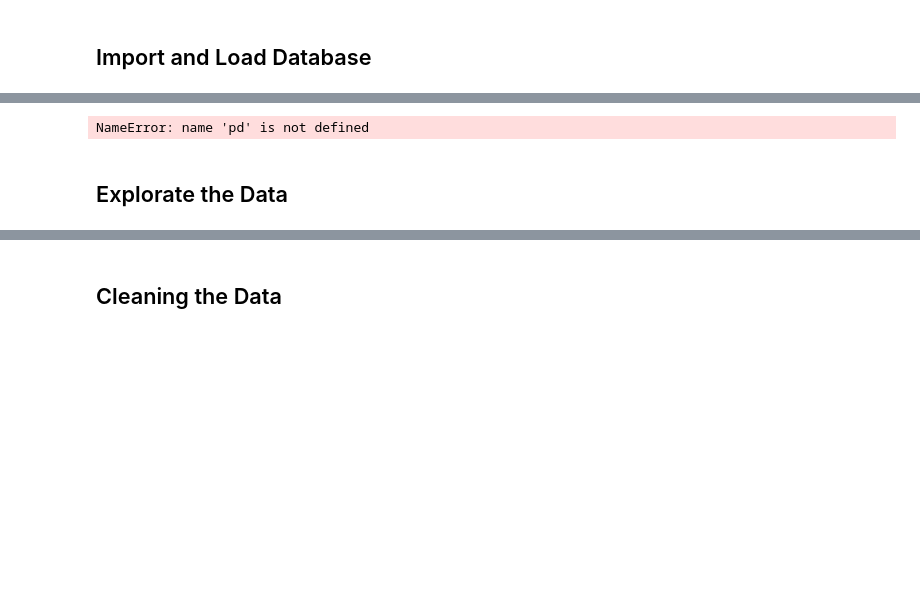
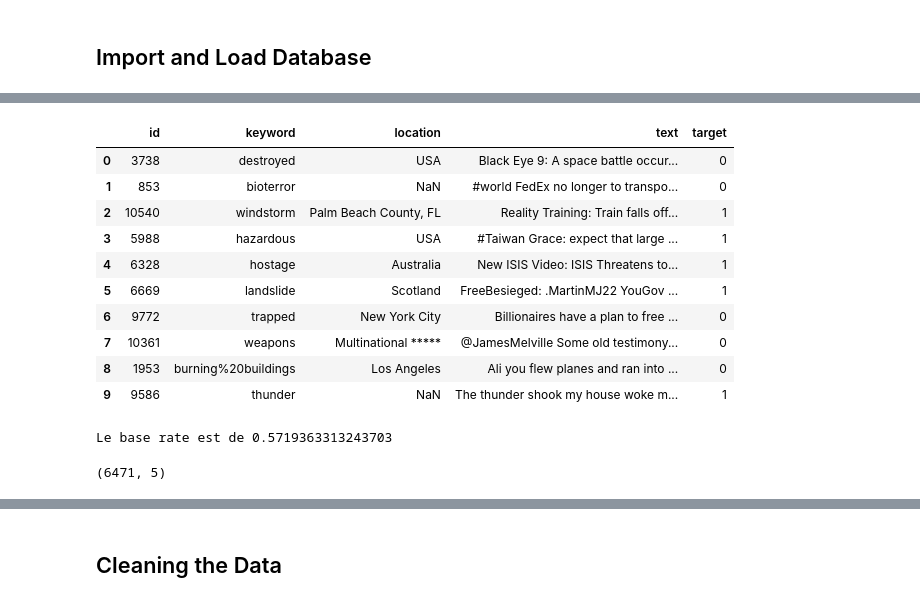
Before and after one commit to alexerne-git/ML-Zoom, a Jupyter notebook: Code/Projet ML.ipynb, the cells around one changed output, grey strips where cells are left out. Drawn from its saved outputs; the diff is of its cells as text; code cells hidden in the pictures; blank space fills up the shorter version.

```diff
--- a/Code/Projet ML.ipynb
+++ b/Code/Projet ML.ipynb
@@ -44,19 +37,29 @@ ModuleNotFoundError: No module named 'pandas'
 # %%
-#Load Data:
 train = pd.read_csv("https://aicrowd-production.s3.eu-central-1.amazonaws.com/dataset_files/challenge_601/82653de5-2ed1-4782-959e-23eba75d67a9_training_data.csv?X-Amz-Algorithm=AWS4-HMAC-SHA256&X-Amz-Credential=AKIAJ6IZH6GWKDCCDFAQ%2F20201115%2Feu-central-1%2Fs3%2Faws4_request&X-Amz-Date=20201115T214351Z&X-Amz-Expires=86400&X-Amz-SignedHeaders=host&X-Amz-Signature=66d1423cd59626ebe2d729aca0863b10315b470f864ba50d4b79cb91bd48857f")
 test=pd.read_csv("https://aicrowd-production.s3.eu-central-1.amazonaws.com/dataset_files/challenge_601/5fc21f33-b209-4b07-ad70-a69020dfd2cf_test_data.csv?X-Amz-Algorithm=AWS4-HMAC-SHA256&X-Amz-Credential=AKIAJ6IZH6GWKDCCDFAQ%2F20201115%2Feu-central-1%2Fs3%2Faws4_request&X-Amz-Date=20201115T214351Z&X-Amz-Expires=86400&X-Amz-SignedHeaders=host&X-Amz-Signature=874ea81177c063d186c18a82c9443f13e3e2a3bef3b720fb1adbf3d4af561b3b")
-train.head(100)
-# %% [output]
-NameError: name 'pd' is not defined
-# %% [markdown]
-## Explorate the Data
 # %%
-train.head(5)
+train.head(10)
+# %% [output]
+|  | id | keyword | location | text | target |
+| 0 | 3738 | destroyed | USA | Black Eye 9: A space battle occur... | 0 |
+| 1 | 853 | bioterror | NaN | #world FedEx no longer to transpo... | 0 |
+| 2 | 10540 | windstorm | Palm Beach County, FL | Reality Training: Train falls off... | 1 |
+| 3 | 5988 | hazardous | USA | #Taiwan Grace: expect that large ... | 1 |
+| 4 | 6328 | hostage | Australia | New ISIS Video: ISIS Threatens to... | 1 |
+| 5 | 6669 | landslide | Scotland | FreeBesieged: .MartinMJ22 YouGov ... | 1 |
+| 6 | 9772 | trapped | New York City | Billionaires have a plan to free ... | 0 |
+| 7 | 10361 | weapons | Multinational ***** | @JamesMelville Some old testimony... | 0 |
+| 8 | 1953 | burning%20buildings | Los Angeles | Ali you flew planes and ran into ... | 0 |
+| 9 | 9586 | thunder | NaN | The thunder shook my house woke m... | 1 |
 # %%
 train["target"].value_counts()
 base_rate= 3701/(3701+2770)
 print("Le base rate est de"+ " "+str(base_rate))
+# %% [output]
+Le base rate est de 0.5719363313243703
 # %%
 train.shape
+# %% [output]
+(6471, 5)
 # %%
 test.head(5)
```
Also changed, not shown: parts of 9 cells of this notebook.
